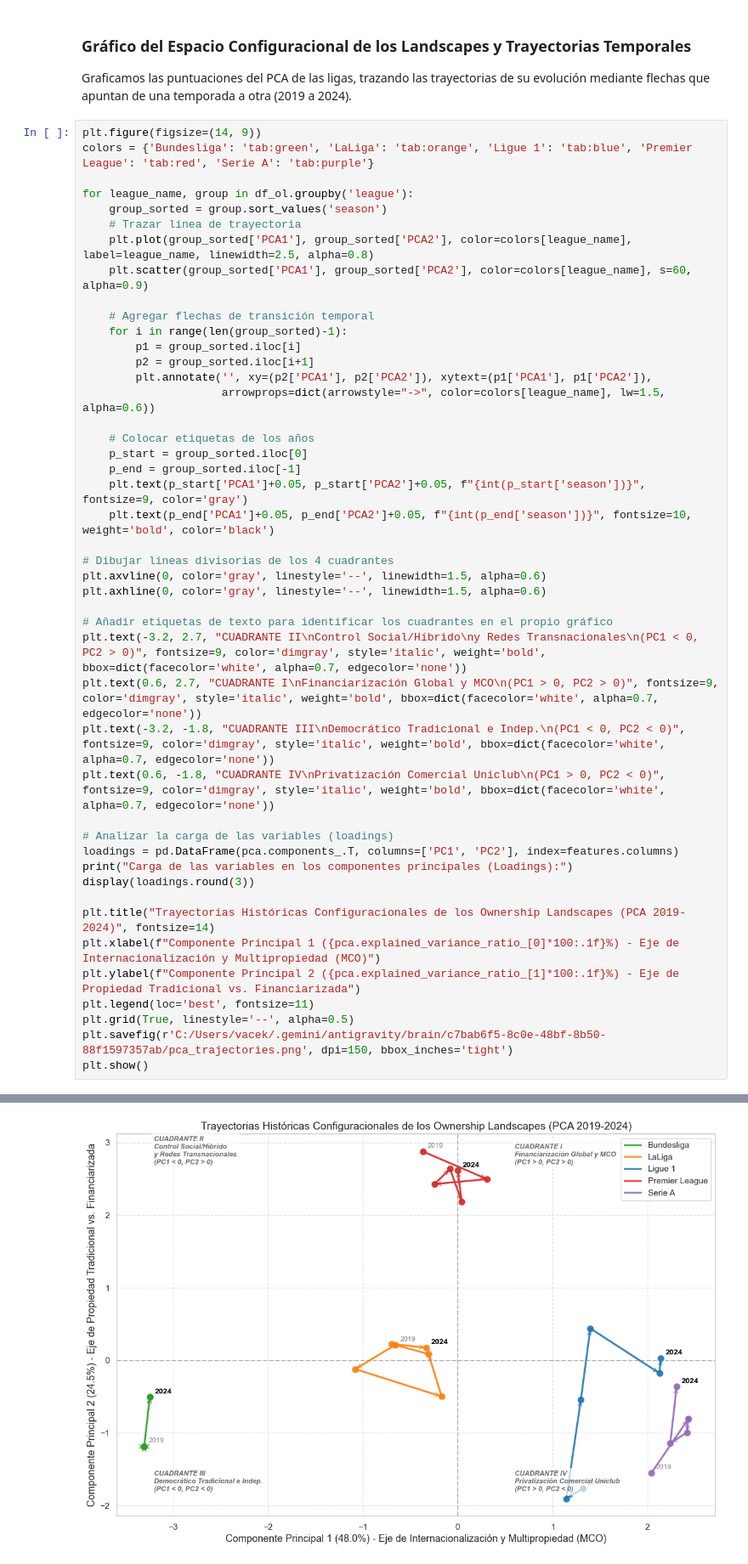
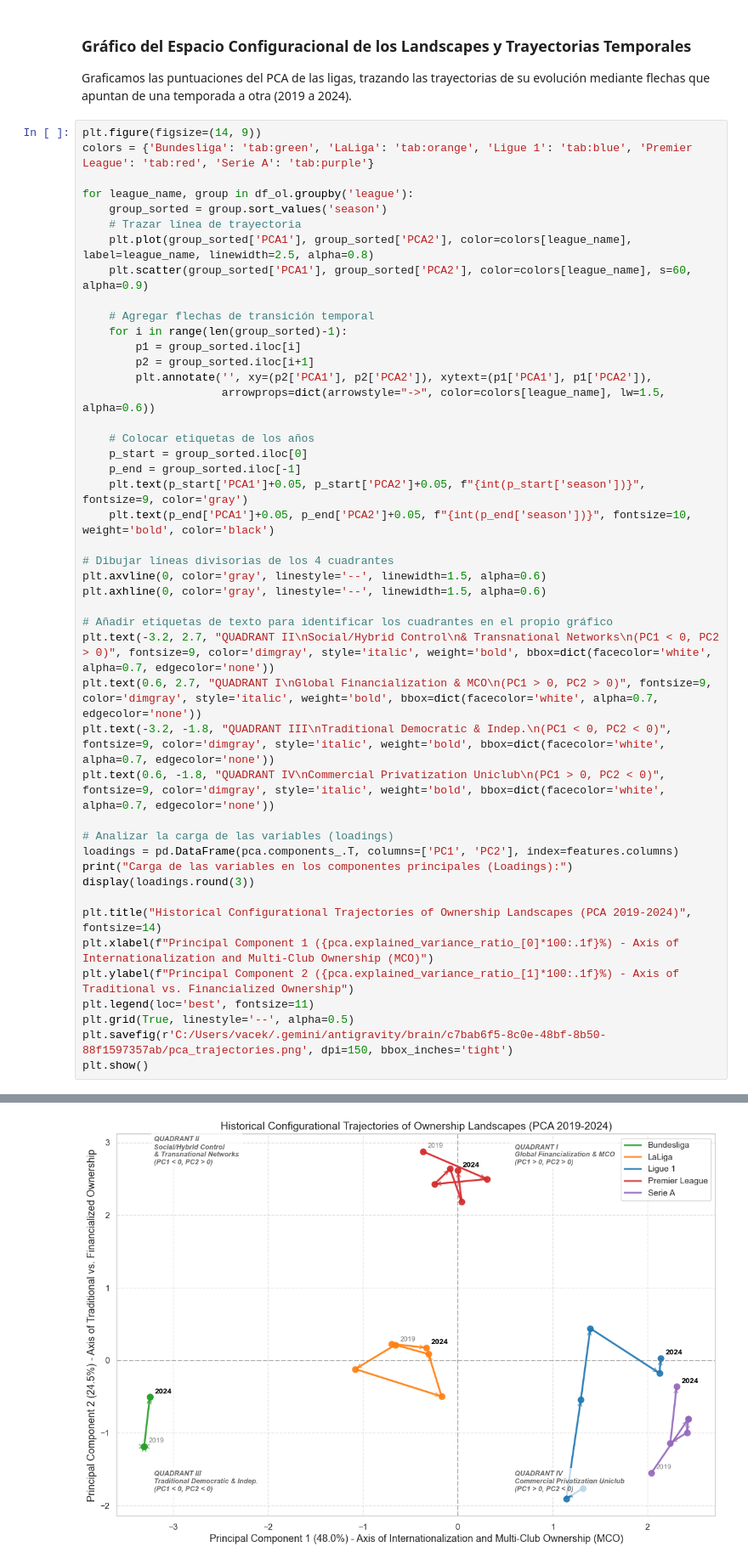
Before and after one commit to Vacek-Ace/OwnershipLandscape, a Jupyter notebook: notebooks/Analisis_Ownership_Landscape.ipynb, the cells around one changed output, grey strips where cells are left out. Shown at 85% size. Saved outputs shown, nothing was run; the diff lists cells and outputs as text.

```diff
--- a/notebooks/Analisis_Ownership_Landscape.ipynb
+++ b/notebooks/Analisis_Ownership_Landscape.ipynb
@@ -548,41 +548,41 @@ for league_name, group in df_ol.groupby('league'):
     p_end = group_sorted.iloc[-1]
     plt.text(p_start['PCA1']+0.05, p_start['PCA2']+0.05, f"{int(p_start['season'])}", fontsize=9, color='gray')
     plt.text(p_end['PCA1']+0.05, p_end['PCA2']+0.05, f"{int(p_end['season'])}", fontsize=10, weight='bold', color='black')
 
 # Dibujar líneas divisorias de los 4 cuadrantes
 plt.axvline(0, color='gray', linestyle='--', linewidth=1.5, alpha=0.6)
 plt.axhline(0, color='gray', linestyle='--', linewidth=1.5, alpha=0.6)
 
 # Añadir etiquetas de texto para identificar los cuadrantes en el propio gráfico
-plt.text(-3.2, 2.7, "CUADRANTE II\nControl Social/Híbrido\ny Redes Transnacionales\n(PC1 < 0, PC2 > 0)", fontsize=9, color='dimgray', style='italic', weight='bold', bbox=dict(facecolor='white', alpha=0.7, edgecolor='none'))
-plt.text(0.6, 2.7, "CUADRANTE I\nFinanciarización Global y MCO\n(PC1 > 0, PC2 > 0)", fontsize=9, color='dimgray', style='italic', weight='bold', bbox=dict(facecolor='white', alpha=0.7, edgecolor='none'))
-plt.text(-3.2, -1.8, "CUADRANTE III\nDemocrático Tradicional e Indep.\n(PC1 < 0, PC2 < 0)", fontsize=9, color='dimgray', style='italic', weight='bold', bbox=dict(facecolor='white', alpha=0.7, edgecolor='none'))
-plt.text(0.6, -1.8, "CUADRANTE IV\nPrivatización Comercial Uniclub\n(PC1 > 0, PC2 < 0)", fontsize=9, color='dimgray', style='italic', weight='bold', bbox=dict(facecolor='white', alpha=0.7, edgecolor='none'))
+plt.text(-3.2, 2.7, "QUADRANT II\nSocial/Hybrid Control\n& Transnational Networks\n(PC1 < 0, PC2 > 0)", fontsize=9, color='dimgray', style='italic', weight='bold', bbox=dict(facecolor='white', alpha=0.7, edgecolor='none'))
+plt.text(0.6, 2.7, "QUADRANT I\nGlobal Financialization & MCO\n(PC1 > 0, PC2 > 0)", fontsize=9, color='dimgray', style='italic', weight='bold', bbox=dict(facecolor='white', alpha=0.7, edgecolor='none'))
+plt.text(-3.2, -1.8, "QUADRANT III\nTraditional Democratic & Indep.\n(PC1 < 0, PC2 < 0)", fontsize=9, color='dimgray', style='italic', weight='bold', bbox=dict(facecolor='white', alpha=0.7, edgecolor='none'))
+plt.text(0.6, -1.8, "QUADRANT IV\nCommercial Privatization Uniclub\n(PC1 > 0, PC2 < 0)", fontsize=9, color='dimgray', style='italic', weight='bold', bbox=dict(facecolor='white', alpha=0.7, edgecolor='none'))
 
 # Analizar la carga de las variables (loadings)
 loadings = pd.DataFrame(pca.components_.T, columns=['PC1', 'PC2'], index=features.columns)
 print("Carga de las variables en los componentes principales (Loadings):")
 display(loadings.round(3))
 
-plt.title("Trayectorias Históricas Configuracionales de los Ownership Landscapes (PCA 2019-2024)", fontsize=14)
-plt.xlabel(f"Componente Principal 1 ({pca.explained_variance_ratio_[0]*100:.1f}%) - Eje de Internacionalización y Multipropiedad (MCO)")
-plt.ylabel(f"Componente Principal 2 ({pca.explained_variance_ratio_[1]*100:.1f}%) - Eje de Propiedad Tradicional vs. Financiarizada")
+plt.title("Historical Configurational Trajectories of Ownership Landscapes (PCA 2019-2024)", fontsize=14)
+plt.xlabel(f"Principal Component 1 ({pca.explained_variance_ratio_[0]*100:.1f}%) - Axis of Internationalization and Multi-Club Ownership (MCO)")
+plt.ylabel(f"Principal Component 2 ({pca.explained_variance_ratio_[1]*100:.1f}%) - Axis of Traditional vs. Financialized Ownership")
 plt.legend(loc='best', fontsize=11)
 plt.grid(True, linestyle='--', alpha=0.5)
 plt.savefig(r'C:/Users/vacek/.gemini/antigravity/brain/c7bab6f5-8c0e-48bf-8b50-88f1597357ab/pca_trajectories.png', dpi=150, bbox_inches='tight')
 plt.show()
 # %% [output]
 Carga de las variables en los componentes principales (Loadings):
 |  | PC1 | PC2 |
 | member-owned | -0.463 | -0.247 |
 | investment fund | 0.484 | 0.086 |
 | corporate-MCO | 0.040 | 0.630 |
 | domestic private | 0.448 | -0.270 |
 | hybrid | -0.359 | 0.279 |
 | foreign private | 0.441 | 0.143 |
 | unknown | -0.091 | -0.406 |
 | state-linked | -0.134 | 0.445 |
-[figure, old version]
+[figure, new version]
 # %% [markdown]
 ### Interpretación Detallada del PCA y Ejes Configuracionales
 
```
Also changed, not shown: parts of 12 cells of this notebook, 11 other files.
